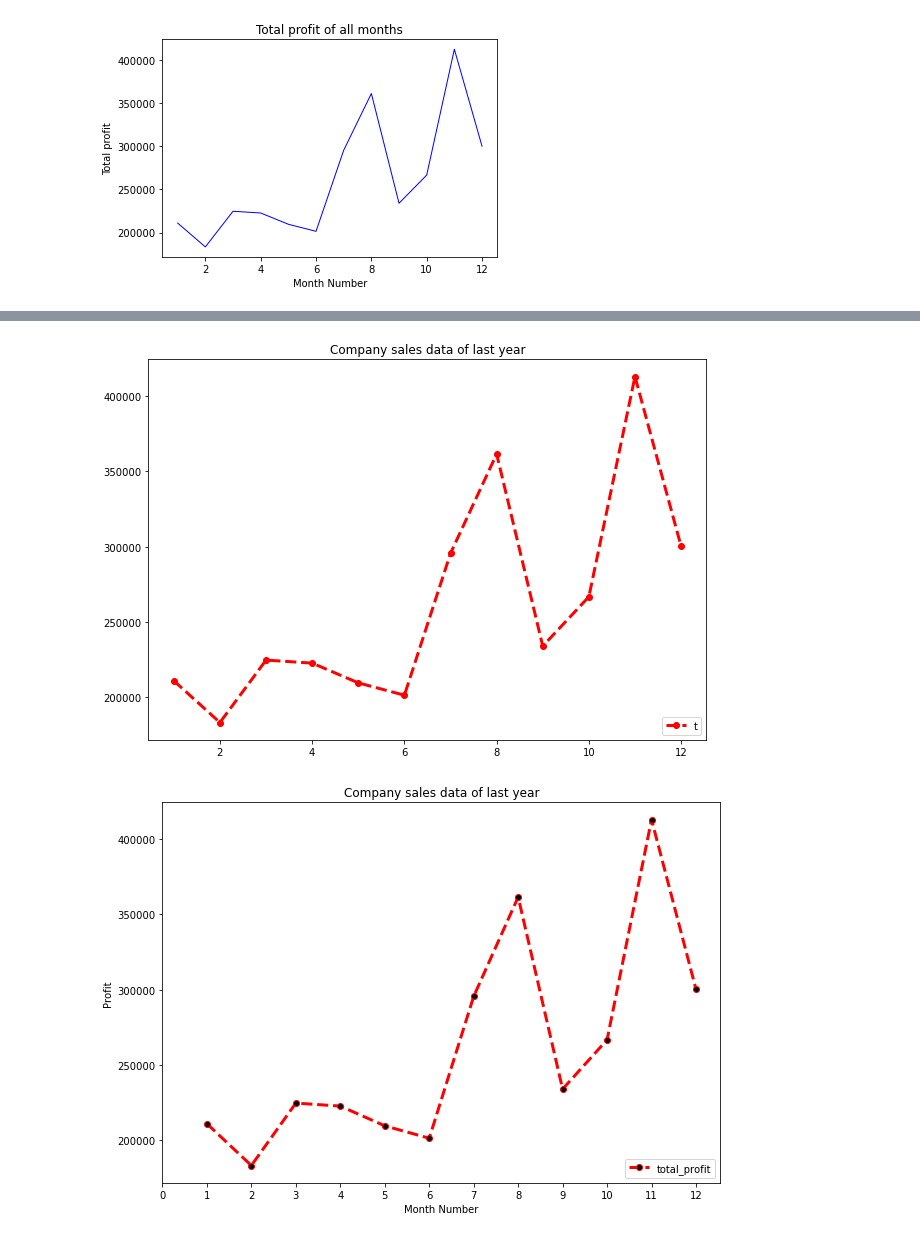
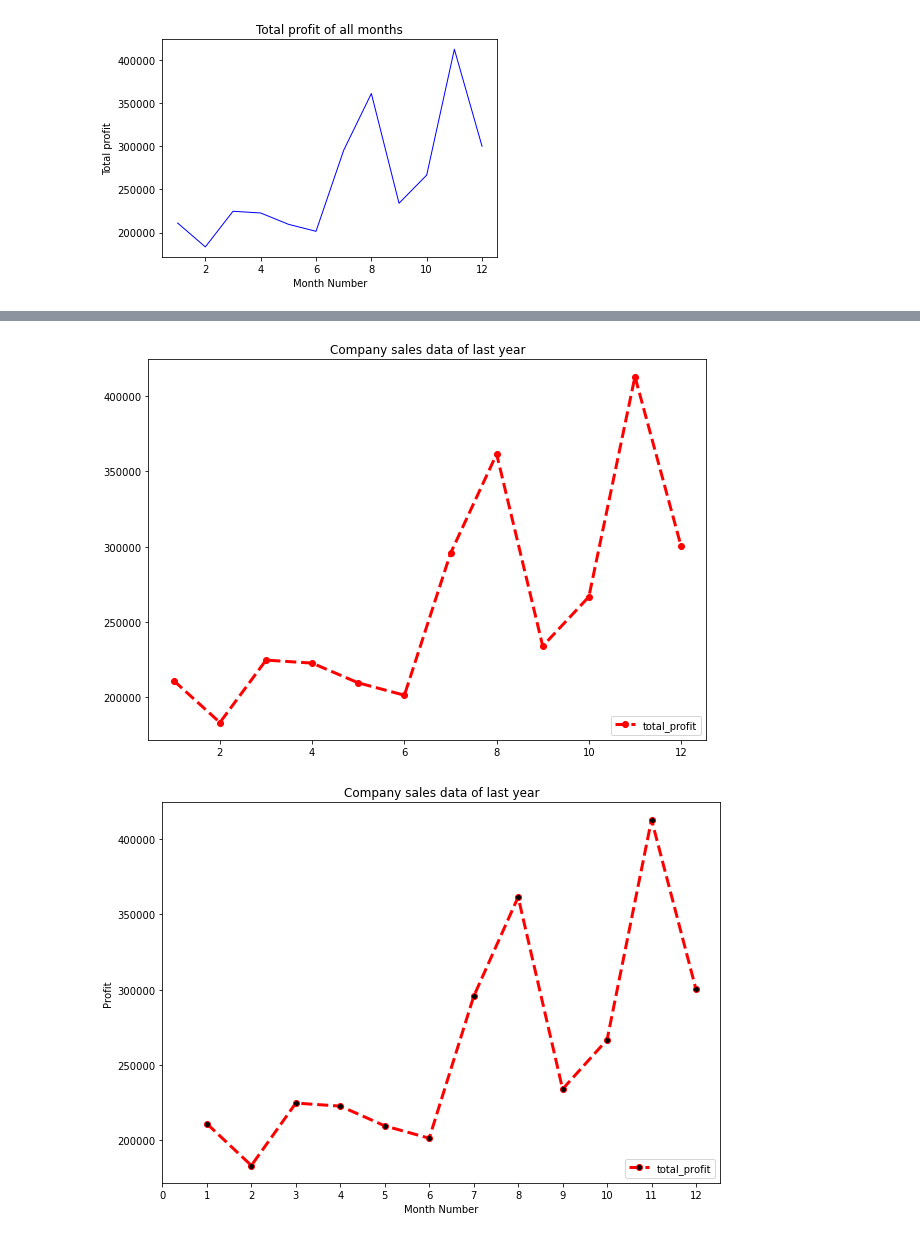
Before and after one commit to N0t10n/Strive_school, a Jupyter notebook: M1_Python/d10_Matplotlib/Matplotlib_exercises.ipynb, the cells around one changed output, grey strips where cells are left out. Drawn from its saved outputs; the diff is of its cells as text; code cells hidden in the pictures.

```diff
--- a/M1_Python/d10_Matplotlib/Matplotlib_exercises.ipynb
+++ b/M1_Python/d10_Matplotlib/Matplotlib_exercises.ipynb
@@ -22,10 +22,8 @@ import matplotlib.pyplot as plt
 url = 'https://pynative.com/wp-content/uploads/2019/01/company_sales_data.csv'
 
 data = pd.read_csv(url)
-x = data["month_number"]
-y = data["total_profit"]
 
-plt.plot(x, y, color = "b", linewidth = 1)
+plt.plot(data["month_number"], data["total_profit"], color = "b", linewidth = 1)
 plt.xlabel("Month Number")
 plt.ylabel("Total profit")
 plt.title("Total profit of all months")
@@ -46,12 +44,12 @@ The line plot graph should look like this:
 ![image.png](attachment:image.png)
 # %%
 plt.figure(figsize = (10, 7))
-plt.plot(x, y, color = "r", linestyle = "--", linewidth = 3, marker = "o")
+plt.plot(x, y, color = "r", linestyle = "--", linewidth = 3, marker = "o", label = "total_profit")
 plt.title("Company sales data of last year")
-plt.legend("total_profit", loc="lower right")
+plt.legend(loc = "lower right")
 plt.show()
 # %% [output]
-[figure, old version]
+[figure, new version]
 # %%
 # Write your code here
 # %% [output]
```
Also changed, not shown: parts of 3 cells of this notebook.
